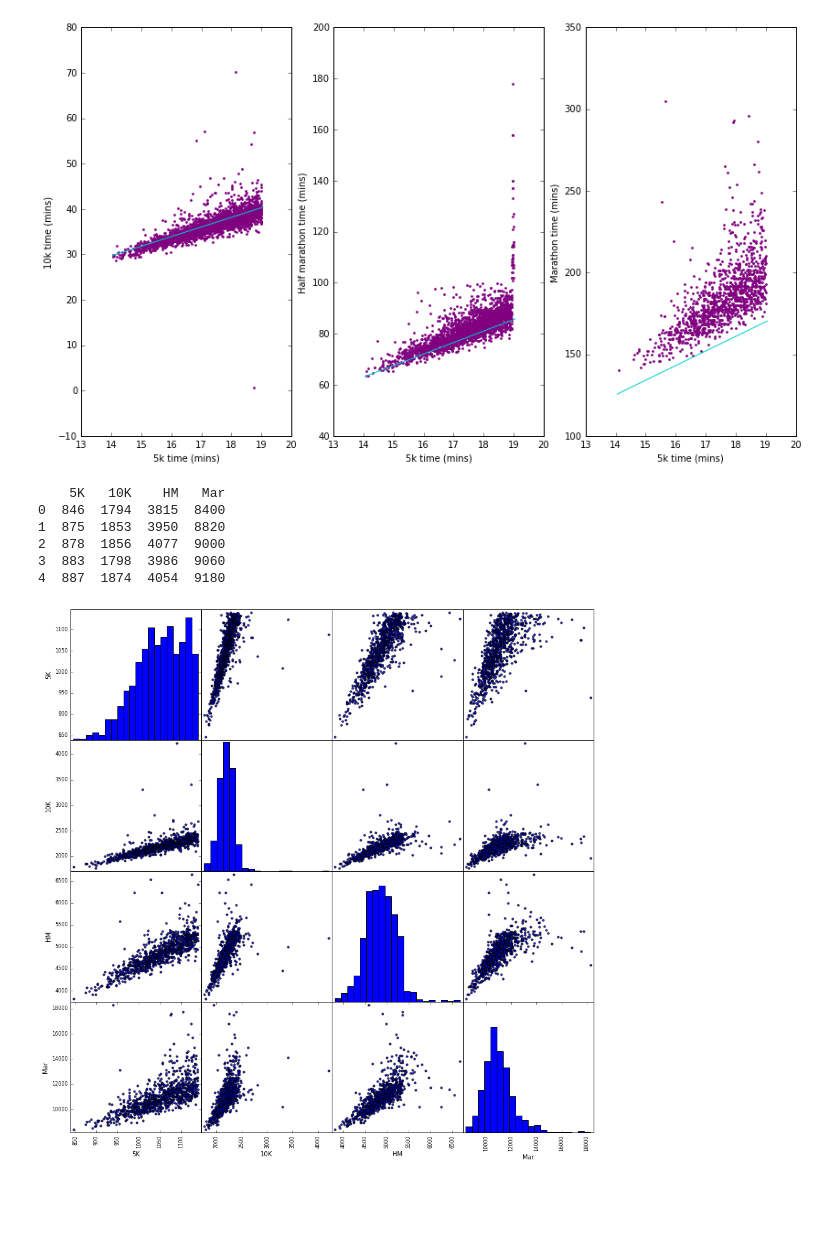
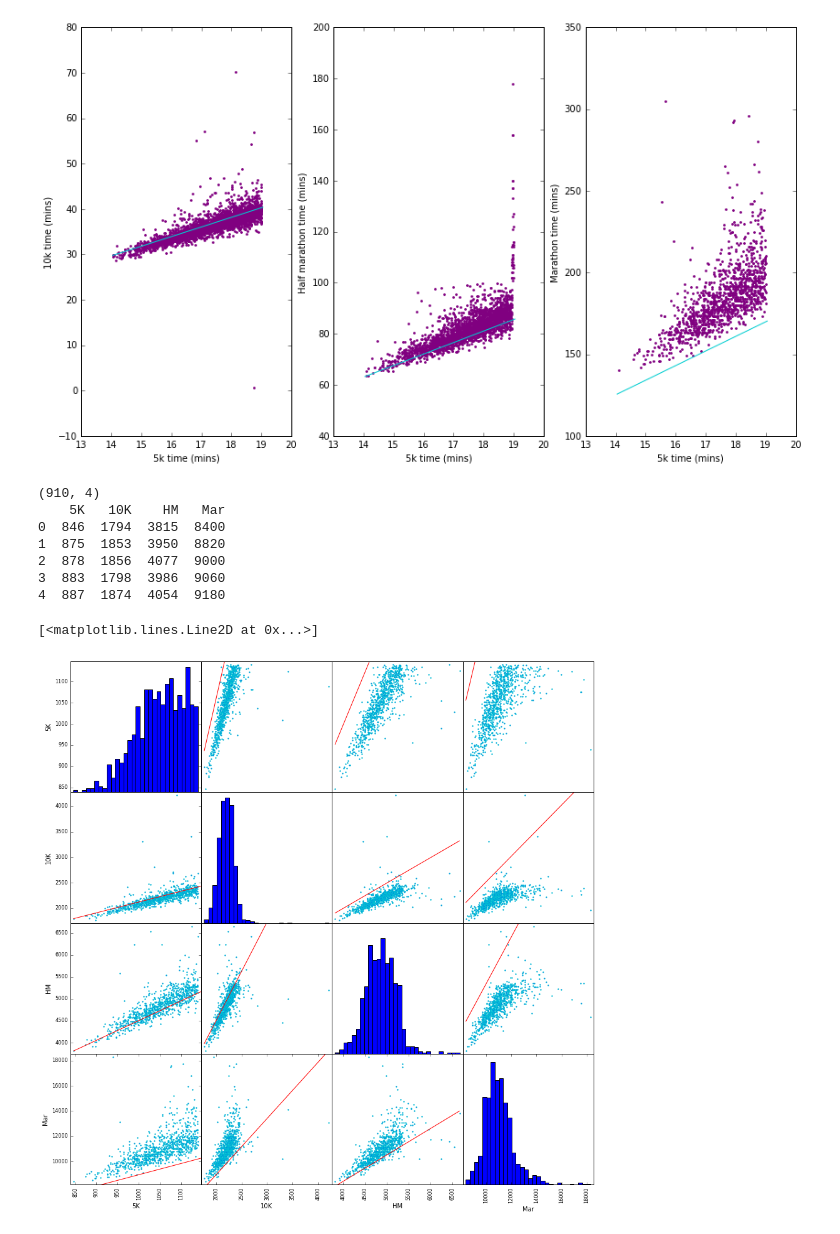
Before and after one commit to CBermingham/Race_Time_Predictor, a Jupyter notebook: Riegel_analysis.ipynb, the cells around one changed output. Drawn from its saved outputs; the diff is of its cells as text; code cells hidden in the pictures; blank space fills up the shorter version.

```diff
--- a/Riegel_analysis.ipynb
+++ b/Riegel_analysis.ipynb
@@ -97,6 +99,8 @@ plt.ylabel("Marathon time (mins)")
 <matplotlib.text.Text at 0x...>
 [figure]
 # %%
+# Plotting using only athletes who have times for all 4 distances (910 athletes)
+
 data_5K_M_full = []
 data_10K_M_full = []
 data_HM_M_full = []
@@ -114,19 +118,55 @@ for i in range(0, len(df_M['5K'])):
 
 data_M_full = np.array([data_5K_M_full, data_10K_M_full, data_HM_M_full, data_Mar_M_full])
 data_M_full = np.transpose(data_M_full)
+print data_M_full.shape
 
 labels = ["5K", "10K", "HM", "Mar"]
 df_data_M_full = pd.DataFrame(data_M_full, columns=labels)
 print df_data_M_full.head()
 # %% [output]
+(910, 4)
     5K   10K    HM   Mar
 0  846  1794  3815  8400
 1  875  1853  3950  8820
 2  878  1856  4077  9000
 3  883  1798  3986  9060
 4  887  1874  4054  9180
-# %%
-grr = pd.scatter_matrix(df_data_M_full, figsize=(15, 15),
-                      marker='o', hist_kwds={'bins': 20}, s=10, alpha=.8)
-# %% [output]
-[figure, removed]
+# %%
+time_5k = np.arange(data_5K_M_full[0], data_5K_M_full[-1]+11, 10)
+time_5k_10k = [Riegel(i, 5, 10) for i in time_5k]
+time_5k_HM = [Riegel(i, 5, 21.24334) for i in time_5k]
+time_5k_Mar = [Riegel(i, 5, 42.16481) for i in time_5k]
+
+time_10k = np.arange(min(data_10K_M_full), max(data_10K_M_full), 10)
+time_10k_5k = [Riegel(i, 10, 5) for i in time_10k]
+time_10k_HM = [Riegel(i, 10, 21.24334) for i in time_10k]
+time_10k_Mar = [Riegel(i, 10, 42.16481) for i in time_10k]
+
+time_HM = np.arange(min(data_HM_M_full), max(data_HM_M_full), 10)
+time_HM_5k = [Riegel(i, 21.24334, 5) for i in time_HM]
+time_HM_10k = [Riegel(i, 21.24334, 10) for i in time_HM]
+time_HM_Mar = [Riegel(i, 21.24334, 42.16481) for i in time_HM]
+
+time_Mar = np.arange(min(data_Mar_M_full), max(data_Mar_M_full), 10)
+time_Mar_5k = [Riegel(i, 42.16481, 5) for i in time_Mar]
+time_Mar_10k = [Riegel(i, 42.16481, 10) for i in time_Mar]
+time_Mar_HM = [Riegel(i, 42.16481, 21.24334) for i in time_Mar]
+# %%
+axes = pd.scatter_matrix(df_data_M_full, figsize=(15, 15),
+                      hist_kwds={'bins': 30}, s=10, alpha=.8, color = 'darkturquoise')
+
+axes[0, 1].plot(time_10k, time_10k_5k, color = 'r')
+axes[0, 2].plot(time_HM, time_HM_5k, color = 'r')
+axes[0, 3].plot(time_Mar, time_Mar_5k, color = 'r')
+axes[1, 0].plot(time_5k, time_5k_10k, color = 'r')
+axes[1, 2].plot(time_HM, time_HM_10k, color = 'r')
+axes[1, 3].plot(time_Mar, time_Mar_10k, color = 'r')
+axes[2, 0].plot(time_5k, time_5k_HM, color = 'r')
+axes[2, 1].plot(time_10k, time_10k_HM, color = 'r')
+axes[2, 3].plot(time_Mar, time_Mar_HM, color = 'r')
+axes[3, 0].plot(time_5k, time_5k_Mar, color = 'r')
+axes[3, 1].plot(time_10k, time_10k_Mar, color = 'r')
+axes[3, 2].plot(time_HM, time_HM_Mar, color = 'r')
+# %% [output]
+[<matplotlib.lines.Line2D at 0x...>]
+[figure, added]
```
Also changed, not shown: parts of 2 cells of this notebook.
